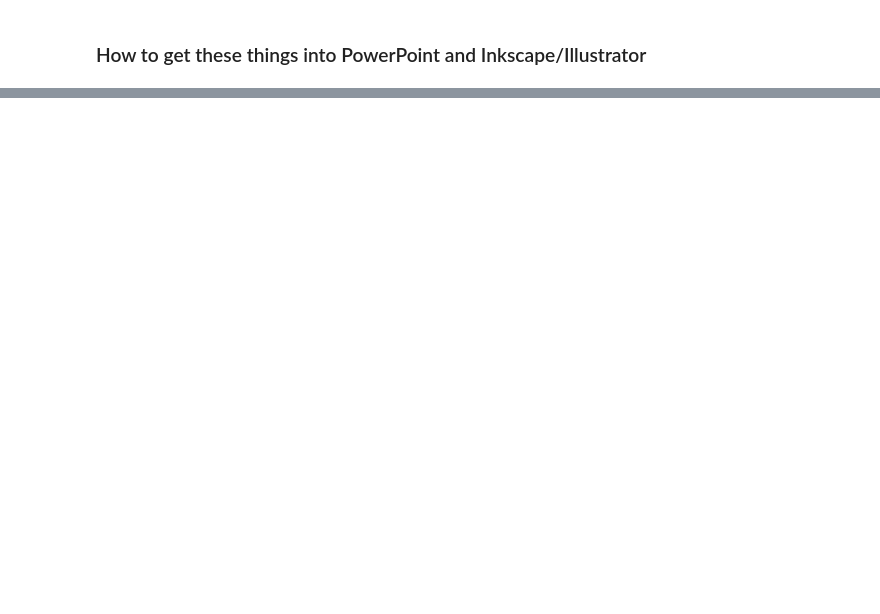
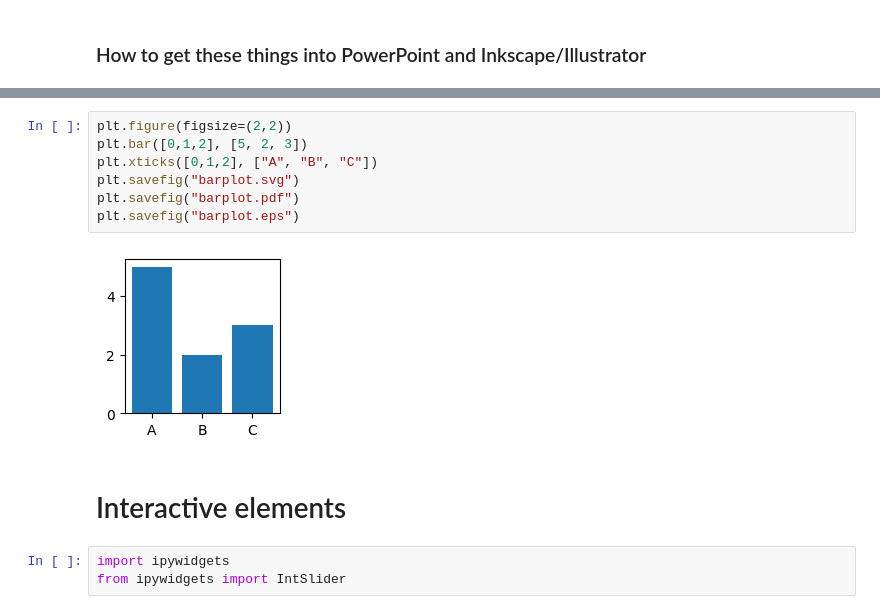
Before and after one commit to anki-xyz/beginner2026, a Jupyter notebook: notebooks/Day 3 - Introduction to numpy, pandas and matplotlib.ipynb, the cells around one changed output, grey strips where cells are left out. Saved outputs shown, nothing was run; the diff lists cells and outputs as text; blank space fills up the shorter version.

```diff
--- a/notebooks/Day 3 - Introduction to numpy, pandas and matplotlib.ipynb
+++ b/notebooks/Day 3 - Introduction to numpy, pandas and matplotlib.ipynb
@@ -133,0 +344,14 @@ Name: 0, dtype: object
+# %%
+plt.figure(figsize=(2,2))
+plt.bar([0,1,2], [5, 2, 3])
+plt.xticks([0,1,2], ["A", "B", "C"])
+plt.savefig("barplot.svg")
+plt.savefig("barplot.pdf")
+plt.savefig("barplot.eps")
+# %% [output]
+[figure, added]
+# %% [markdown]
+# Interactive elements
+# %%
+import ipywidgets
+from ipywidgets import IntSlider
```
Also changed, not shown: parts of 48 cells of this notebook, 9 other files.
